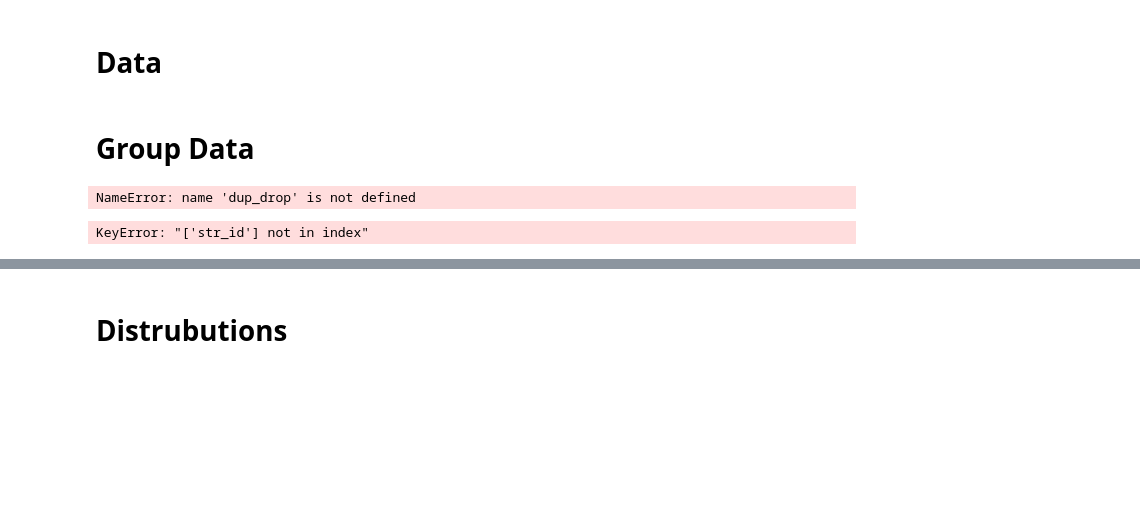
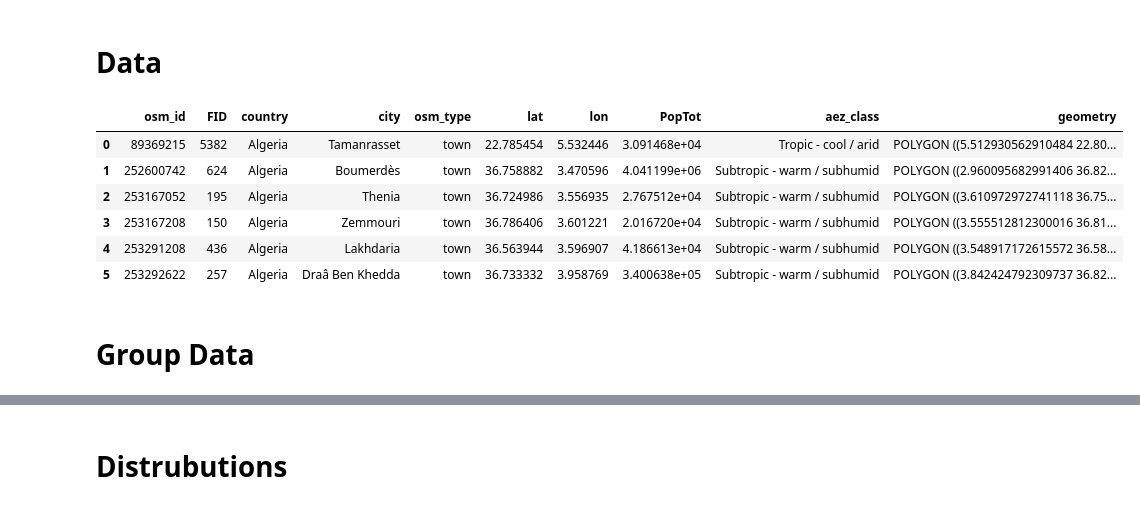
Before and after one commit to cascadet/AfricaUrbanPop, a Jupyter notebook: notebooks/jupyter/Descriptives.ipynb, the cells around one changed output, grey strips where cells are left out. Saved outputs shown, nothing was run; the diff lists cells and outputs as text; code cells hidden in the pictures; blank space fills up the shorter version.

```diff
--- a/notebooks/jupyter/Descriptives.ipynb
+++ b/notebooks/jupyter/Descriptives.ipynb
@@ -107,31 +107,15 @@ WPE2016 = gpd.read_file(erl_data+'LS15_final20190122.shp')
 # List of datasets
 
 datasets_in = [GHS2000, GHS2015, WP2000, WP2015, LS2015, WPE2016]
+# %%
+GHS2000.head(6)
+# %% [output]
+|  | osm_id | FID | country | city | osm_type | lat | lon | PopTot | aez_class | geometry |
+| 0 | 89369215 | 5382 | Algeria | Tamanrasset | town | 22.785454 | 5.532446 | 3.091468e+04 | Tropic - cool / arid | POLYGON ((5.512930562910484 22.80... |
+| 1 | 252600742 | 624 | Algeria | Boumerdès | town | 36.758882 | 3.470596 | 4.041199e+06 | Subtropic - warm / subhumid | POLYGON ((2.960095682991406 36.82... |
+| 2 | 253167052 | 195 | Algeria | Thenia | town | 36.724986 | 3.556935 | 2.767512e+04 | Subtropic - warm / subhumid | POLYGON ((3.610972972741118 36.75... |
+| 3 | 253167208 | 150 | Algeria | Zemmouri | town | 36.786406 | 3.601221 | 2.016720e+04 | Subtropic - warm / subhumid | POLYGON ((3.555512812300016 36.81... |
+| 4 | 253291208 | 436 | Algeria | Lakhdaria | town | 36.563944 | 3.596907 | 4.186613e+04 | Subtropic - warm / subhumid | POLYGON ((3.548917172615572 36.58... |
+| 5 | 253292622 | 257 | Algeria | Draâ Ben Khedda | town | 36.733332 | 3.958769 | 3.400638e+05 | Subtropic - warm / subhumid | POLYGON ((3.842424792309737 36.82... |
 # %% [markdown]
 # Group Data
-# %%
-# Drop Doubles based on OSM Lat/Lon
-
-GHS2000_drop = dup_drop(GHS2000, 'osm_id', 'first')
-WP2000_drop = dup_drop(WP2000, 'osm_id', 'first')
-
-GHS2015_drop = dup_drop(GHS2015, 'osm_id', 'first')
-WP2015_drop = dup_drop(WP2015 , 'osm_id', 'first')
-LS2015_drop = dup_drop(LS2015 , 'osm_id', 'first')
-WPE2016_drop = dup_drop(WPE2016 , 'osm_id', 'first')
-# %% [output]
-NameError: name 'dup_drop' is not defined
-# %%
-GHS2015_pop = GHS2015_drop[['str_id','PopTot']]
-WP2015_pop = WP2015_drop[['str_id','PopTot']]
-LS2015_pop = LS2015_drop[['str_id','PopTot']]
-WPE2016_pop = WPE2016_drop[['str_id','PopTot']]
-
-data_frames = [GHS2015_pop, WP2015_pop, LS2015_pop, WPE2016_pop]
-
-df2015_merged = reduce(lambda  left,right: pd.merge(left,right,on=['str_id'], how='inner'), data_frames)
-
-print(len(df2015_merged))
-df2015_merged.head(4)
-# %% [output]
-KeyError: "['str_id'] not in index"
```
Also changed, not shown: parts of 62 cells of this notebook, 1 other file.
